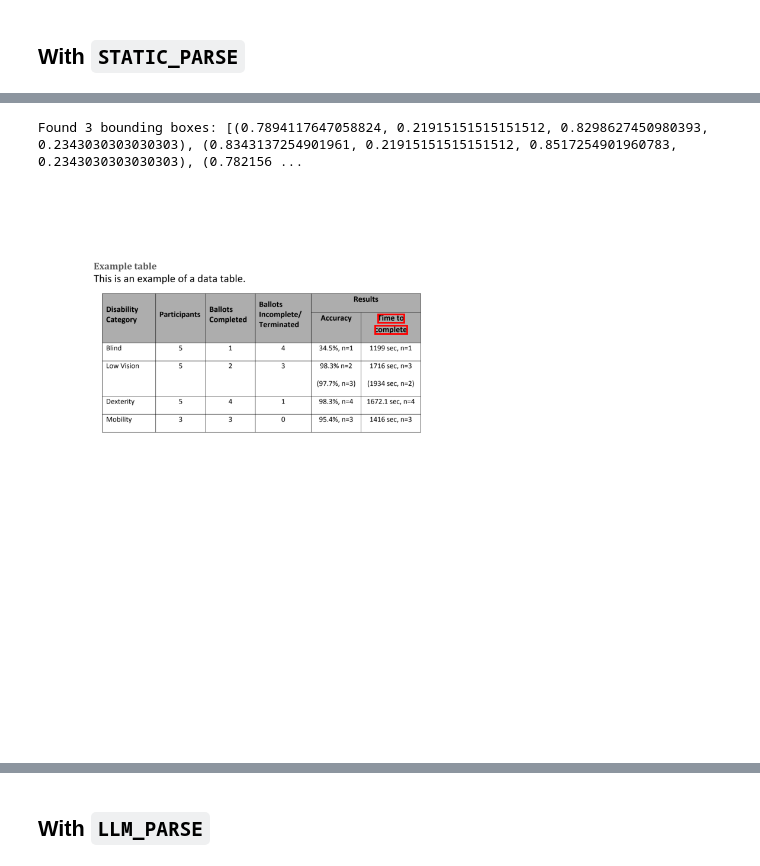
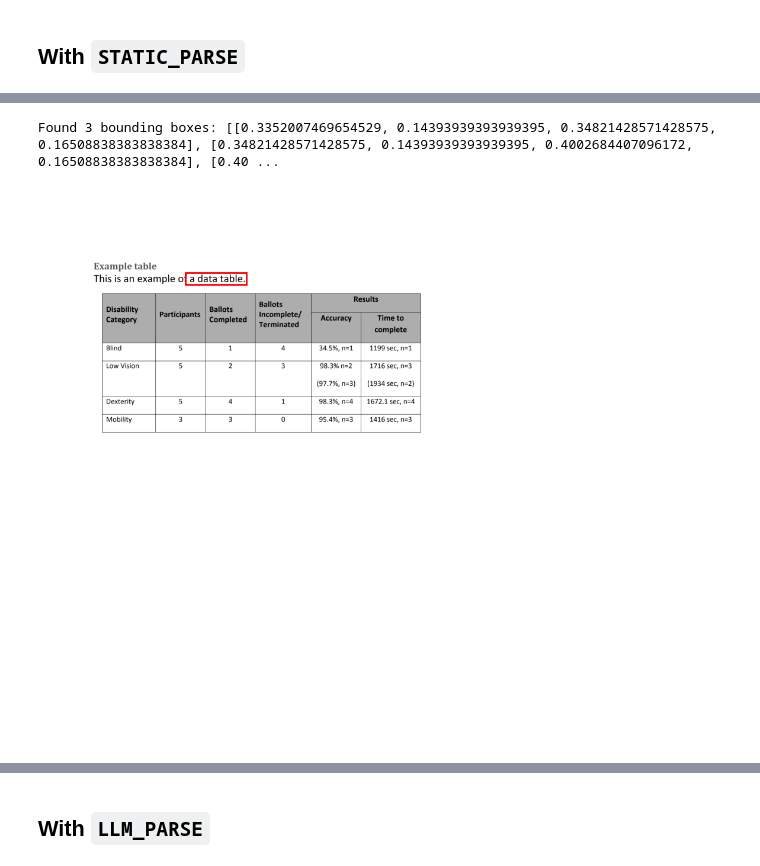
Before and after one commit to oidlabs-com/Lexoid, a Jupyter notebook: examples/example_notebook_reference_highlight.ipynb, the cells around one changed output, grey strips where cells are left out. Drawn from its saved outputs; the diff is of its cells as text; code cells hidden in the pictures.

Commit message:
Switch from EasyOCR to PaddleOCR

```diff
--- a/examples/example_notebook_reference_highlight.ipynb
+++ b/examples/example_notebook_reference_highlight.ipynb
@@ -14,5 +14,5 @@ rgb_img = cv2.cvtColor(cv2_img, cv2.COLOR_BGR2RGB)
 # %% [markdown]
 ## With `STATIC_PARSE`
 # %%
-result = parse(pdf_path, parser_type="STATIC_PARSE", return_bboxes=True)
+result = parse(pdf_path, parser_type="STATIC_PARSE", return_bboxes=True, bbox_framework="paddleocr")
 # %% [output]
@@ -24,14 +33,14 @@ segment = result["segments"][seg_idx]
 content = segment["content"]
 bboxes = segment["bboxes"]
 # %%
-substring = "Time 2 complete"
+substring = "a data table"
 matched_bboxes = find_bboxes_for_substring(bboxes, content, substring)
 print(f"Found {len(matched_bboxes)} bounding boxes:", matched_bboxes)
 
 visualize_bounding_boxes(rgb_img, matched_bboxes)
 # %% [output]
-Found 3 bounding boxes: [(0.7894117647058824, 0.21915151515151512, 0.8298627450980393, 0.2343030303030303), (0.8343137254901961, 0.21915151515151512, 0.8517254901960783, 0.2343030303030303), (0.782156 ...
+Found 3 bounding boxes: [[0.3352007469654529, 0.14393939393939395, 0.34821428571428575, 0.16508838383838384], [0.34821428571428575, 0.14393939393939395, 0.4002684407096172, 0.16508838383838384], [0.40 ...
-[figure, old version]
+[figure, new version]
 # %%
 substring = "Ballots"
 matched_bboxes = find_bboxes_for_substring(bboxes, content, substring, match_mode="all_matches")
```
Also changed, not shown: parts of 6 cells of this notebook, 5 other files.
